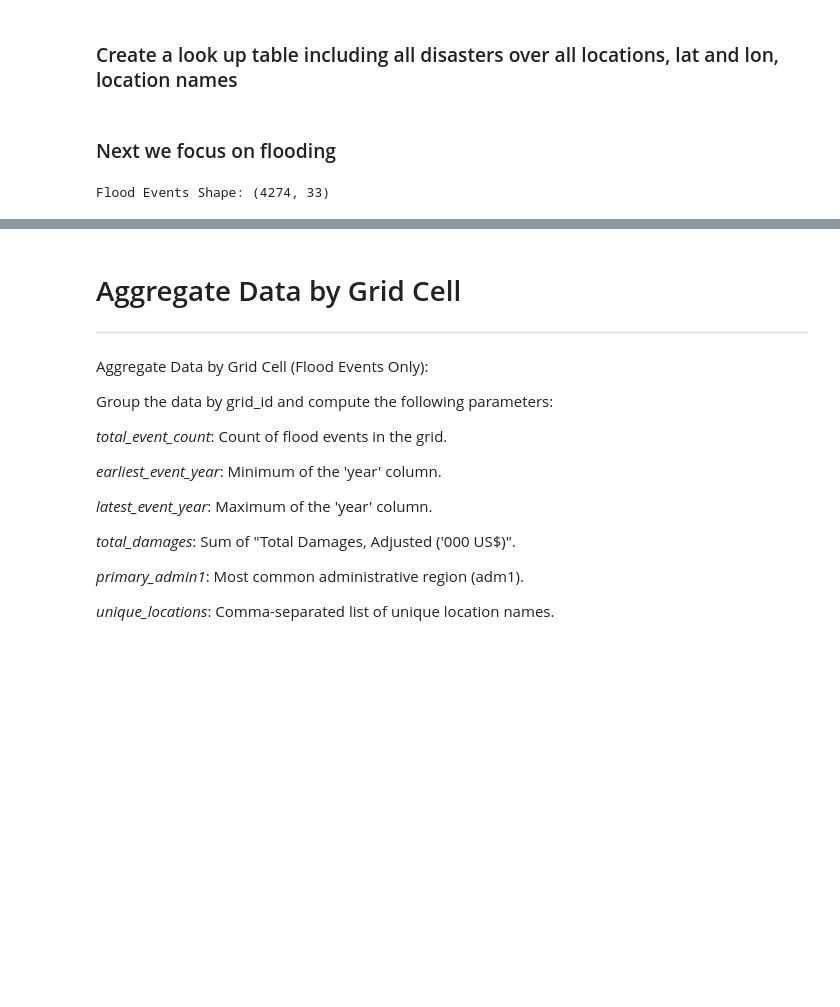
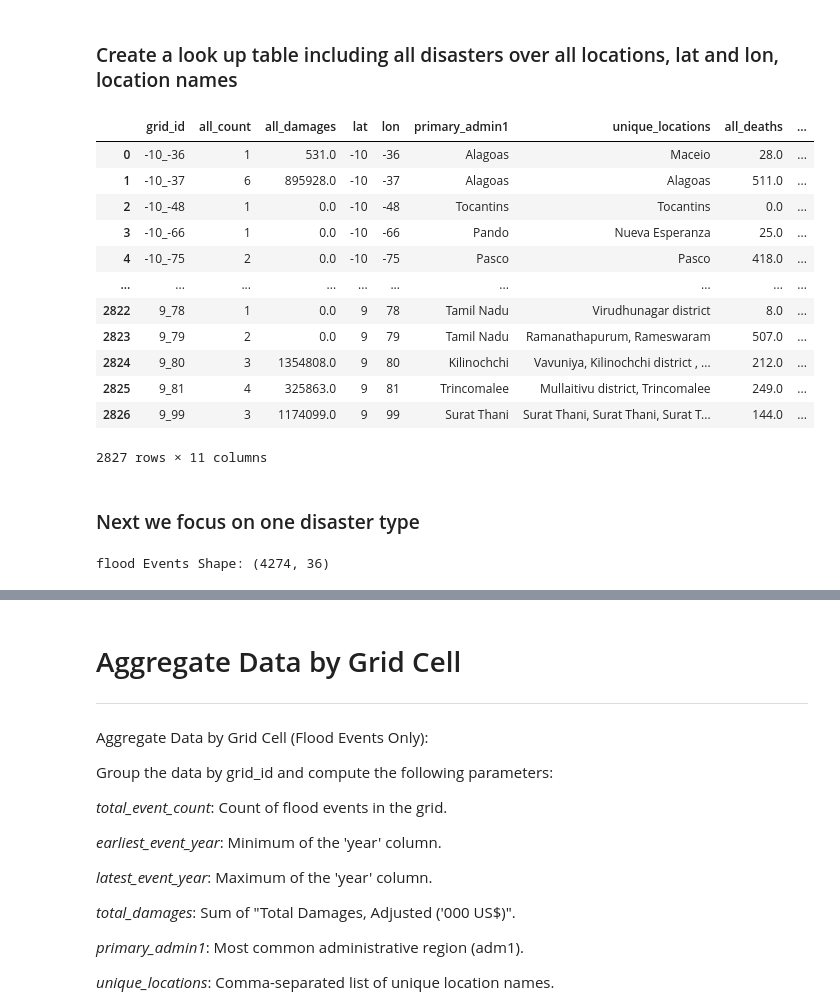
Before and after one commit to cynthiazeng/mml_flood, a Jupyter notebook: ui/data_processing_summary.ipynb, the cells around one changed output, grey strips where cells are left out. Drawn from its saved outputs; the diff is of its cells as text; code cells hidden in the pictures; blank space fills up the shorter version.

```diff
--- a/ui/data_processing_summary.ipynb
+++ b/ui/data_processing_summary.ipynb
@@ -79,39 +79,67 @@ merged_df = merged_df.drop_duplicates(subset=['id'])
 print("Merged Data Shape:", merged_df.shape)
 # %% [output]
 Merged Data Shape: (9924, 33)
+# %%
+# Create grid_id from GDIS coordinates
+merged_df['lat'] = merged_df['latitude'].round().astype(int)
+merged_df['lon'] = merged_df['longitude'].round().astype(int)
+merged_df['grid_id'] = merged_df['lat'].astype(str) + "_" + merged_df['lon'].astype(str)
 # %% [markdown]
 ### Create a look up table including all disasters over all locations, lat and lon, location names
 # %%
-#create an update table for all disasters
+#create a table for all locations for all disasters
 df_all = merged_df.copy()
-
-# Create grid_id from GDIS coordinates
-df_all['lat'] = df_all['latitude'].round().astype(int)
-df_all['lon'] = df_all['longitude'].round().astype(int)
-df_all['grid_id'] = df_all['lat'].astype(str) + "_" + df_all['lon'].astype(str)
 
 # Aggregate all params
 agg_all = df_all.groupby('grid_id').agg(
-    total_disaster_count = ('disasterno', 'count'),
-    total_damages = ("Total Damages, Adjusted ('000 US$)", 'sum'),
+    all_count = ('disasterno', 'count'), #count of all disasters
+    all_damages = ("Total Damages, Adjusted ('000 US$)", 'sum'),
     lat = ('lat', 'first'),
     lon = ('lon', 'first'),
     primary_admin1 = ('adm1', lambda x: x.mode().iloc[0] if not x.mode().empty else np.nan),
     unique_locations = ('location', lambda x: ', '.join(sorted(x.unique()))),
-    total_deaths = ('Total Deaths', 'sum') if 'Total Deaths' in df_all.columns else (lambda x: np.nan),
+    all_deaths = ('Total Deaths', 'sum') if 'Total Deaths' in df_all.columns else (lambda x: np.nan),
     predominant_disaster = ('disastertype', lambda x: x.mode().iloc[0] if not x.mode().empty else np.nan) if 'disastertype' in df_all.columns else (lambda x: np.nan),
-    all_disaster = ('disastertype', lambda x: ', '.join(sorted(x.unique()))),
-    flood_count = ()
+    all_disastertypes = ('disastertype', lambda x: ', '.join(sorted(x.unique()))),
+    # flood_count = ()
 ).reset_index()
-# %%
-select_cols = ['grid_id','lat','lon','primary_admin1','unique_locations','predominant_disaster','all_disaster','total_damages','total_deaths','total_disaster_count']
-agg_all = agg_all[select_cols]
-# agg_all.to_csv('lookup.csv')
+# %%
+agg_all
+# Apply lambda function with proper f-string formatting
+agg_all['event_summary'] = agg_all.apply(
+    lambda row: f"""In total {row['all_count']} events across all disasters;
+    predominant disaster: {row['predominant_disaster'] if not pd.isna(row['predominant_disaster']) else 'N/A'};
+    types of disasters: {row['all_disastertypes'] if not pd.isna(row['all_disastertypes']) else 'N/A'};
+    total damages: {row['all_damages'] if not pd.isna(row['all_damages']) else 'N/A'} ('000 US$);
+    total deaths: {row['all_deaths'] if not pd.isna(row['all_deaths']) else 'N/A'}.""",
+    axis=1
+)
+agg_all
+# select_cols = ['grid_id','lat','lon','primary_admin1','unique_locations','predominant_disaster','all_disaster','total_damages','total_deaths','total_disaster_count']
+# agg_all = agg_all[select_cols]
+# save to CSV
+# agg_all.to_csv('lookup.csv')
+# %% [output]
+|  | grid_id | all_count | all_damages | lat | lon | primary_admin1 | unique_locations | all_deaths | ... |
+| 0 | -10_-36 | 1 | 531.0 | -10 | -36 | Alagoas | Maceio | 28.0 | ... |
+| 1 | -10_-37 | 6 | 895928.0 | -10 | -37 | Alagoas | Alagoas | 511.0 | ... |
+| 2 | -10_-48 | 1 | 0.0 | -10 | -48 | Tocantins | Tocantins | 0.0 | ... |
+| 3 | -10_-66 | 1 | 0.0 | -10 | -66 | Pando | Nueva Esperanza | 25.0 | ... |
+| 4 | -10_-75 | 2 | 0.0 | -10 | -75 | Pasco | Pasco | 418.0 | ... |
+| ... | ... | ... | ... | ... | ... | ... | ... | ... | ... |
+| 2822 | 9_78 | 1 | 0.0 | 9 | 78 | Tamil Nadu | Virudhunagar district | 8.0 | ... |
+| 2823 | 9_79 | 2 | 0.0 | 9 | 79 | Tamil Nadu | Ramanathapurum, Rameswaram | 507.0 | ... |
+| 2824 | 9_80 | 3 | 1354808.0 | 9 | 80 | Kilinochchi | Vavuniya, Kilinochchi district , ... | 212.0 | ... |
+| 2825 | 9_81 | 4 | 325863.0 | 9 | 81 | Trincomalee | Mullaitivu district, Trincomalee | 249.0 | ... |
+| 2826 | 9_99 | 3 | 1174099.0 | 9 | 99 | Surat Thani | Surat Thani, Surat Thani, Surat T... | 144.0 | ... |
+2827 rows × 11 columns
 # %% [markdown]
-### Next we focus on flooding
+### Next we focus on one disaster type
 # %%
+disaster = 'flood' #changed the code here so we could generate detailed analysis for all disasters
+
 #subset to flooding only
-flood_df = merged_df[merged_df['disastertype'].str.lower() == 'flood'].copy()
-print("Flood Events Shape:", flood_df.shape)
+df = merged_df[merged_df['disastertype'].str.lower() == disaster].copy()
+print(f"{disaster} Events Shape:", df.shape)
 # %% [output]
-Flood Events Shape: (4274, 33)
+flood Events Shape: (4274, 36)
```
Also changed, not shown: parts of 19 cells of this notebook.
